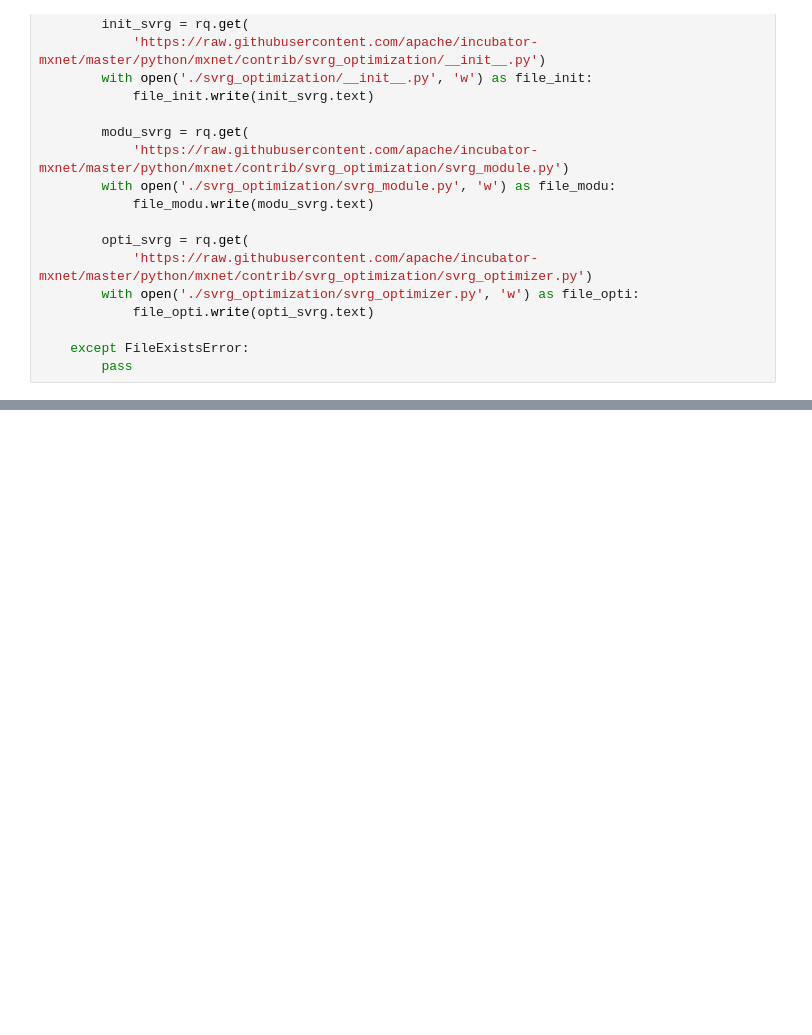
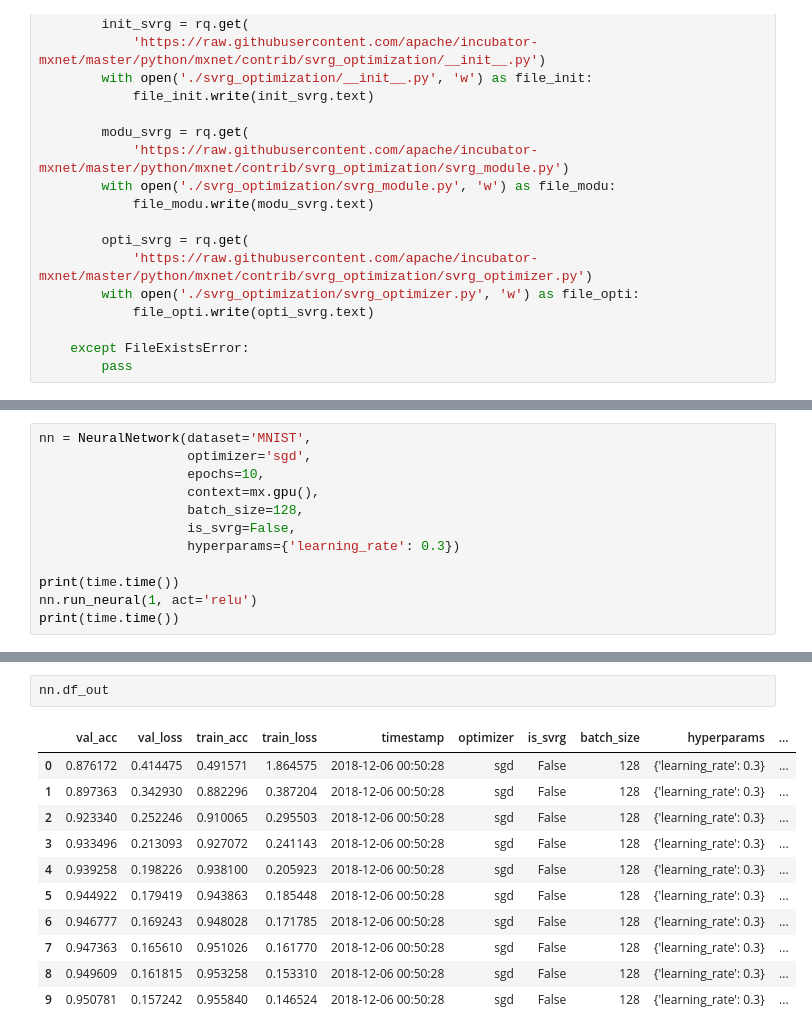
Before and after one commit to luizlf/variance-reduced-mxnet, a Jupyter notebook: tests.ipynb, the cells around one changed output, grey strips where cells are left out. Saved outputs shown, nothing was run; the diff lists cells and outputs as text; blank space fills up the shorter version.

Commit message:
add NeuralNetwork, bug fixes

```diff
--- a/tests.ipynb
+++ b/tests.ipynb
@@ -209,0 +394,12 @@ class LogisticRegression(object):
+# %%
+nn = NeuralNetwork(dataset='MNIST',
+                   optimizer='sgd',
+                   epochs=10,
+                   context=mx.gpu(),
+                   batch_size=128,
+                   is_svrg=False,
+                   hyperparams={'learning_rate': 0.3})
+
+print(time.time())
+nn.run_neural(1, act='relu')
+print(time.time())
@@ -209,0 +417,14 @@ class LogisticRegression(object):
+# %%
+nn.df_out
+# %% [output]
+|  | val_acc | val_loss | train_acc | train_loss | timestamp | optimizer | is_svrg | batch_size | hyperparams | ... |
+| 0 | 0.876172 | 0.414475 | 0.491571 | 1.864575 | 2018-12-06 00:50:28 | sgd | False | 128 | {'learning_rate': 0.3} | ... |
+| 1 | 0.897363 | 0.342930 | 0.882296 | 0.387204 | 2018-12-06 00:50:28 | sgd | False | 128 | {'learning_rate': 0.3} | ... |
+| 2 | 0.923340 | 0.252246 | 0.910065 | 0.295503 | 2018-12-06 00:50:28 | sgd | False | 128 | {'learning_rate': 0.3} | ... |
+| 3 | 0.933496 | 0.213093 | 0.927072 | 0.241143 | 2018-12-06 00:50:28 | sgd | False | 128 | {'learning_rate': 0.3} | ... |
+| 4 | 0.939258 | 0.198226 | 0.938100 | 0.205923 | 2018-12-06 00:50:28 | sgd | False | 128 | {'learning_rate': 0.3} | ... |
+| 5 | 0.944922 | 0.179419 | 0.943863 | 0.185448 | 2018-12-06 00:50:28 | sgd | False | 128 | {'learning_rate': 0.3} | ... |
+| 6 | 0.946777 | 0.169243 | 0.948028 | 0.171785 | 2018-12-06 00:50:28 | sgd | False | 128 | {'learning_rate': 0.3} | ... |
+| 7 | 0.947363 | 0.165610 | 0.951026 | 0.161770 | 2018-12-06 00:50:28 | sgd | False | 128 | {'learning_rate': 0.3} | ... |
+| 8 | 0.949609 | 0.161815 | 0.953258 | 0.153310 | 2018-12-06 00:50:28 | sgd | False | 128 | {'learning_rate': 0.3} | ... |
+| 9 | 0.950781 | 0.157242 | 0.955840 | 0.146524 | 2018-12-06 00:50:28 | sgd | False | 128 | {'learning_rate': 0.3} | ... |
```
Also changed, not shown: parts of 21 cells of this notebook.
